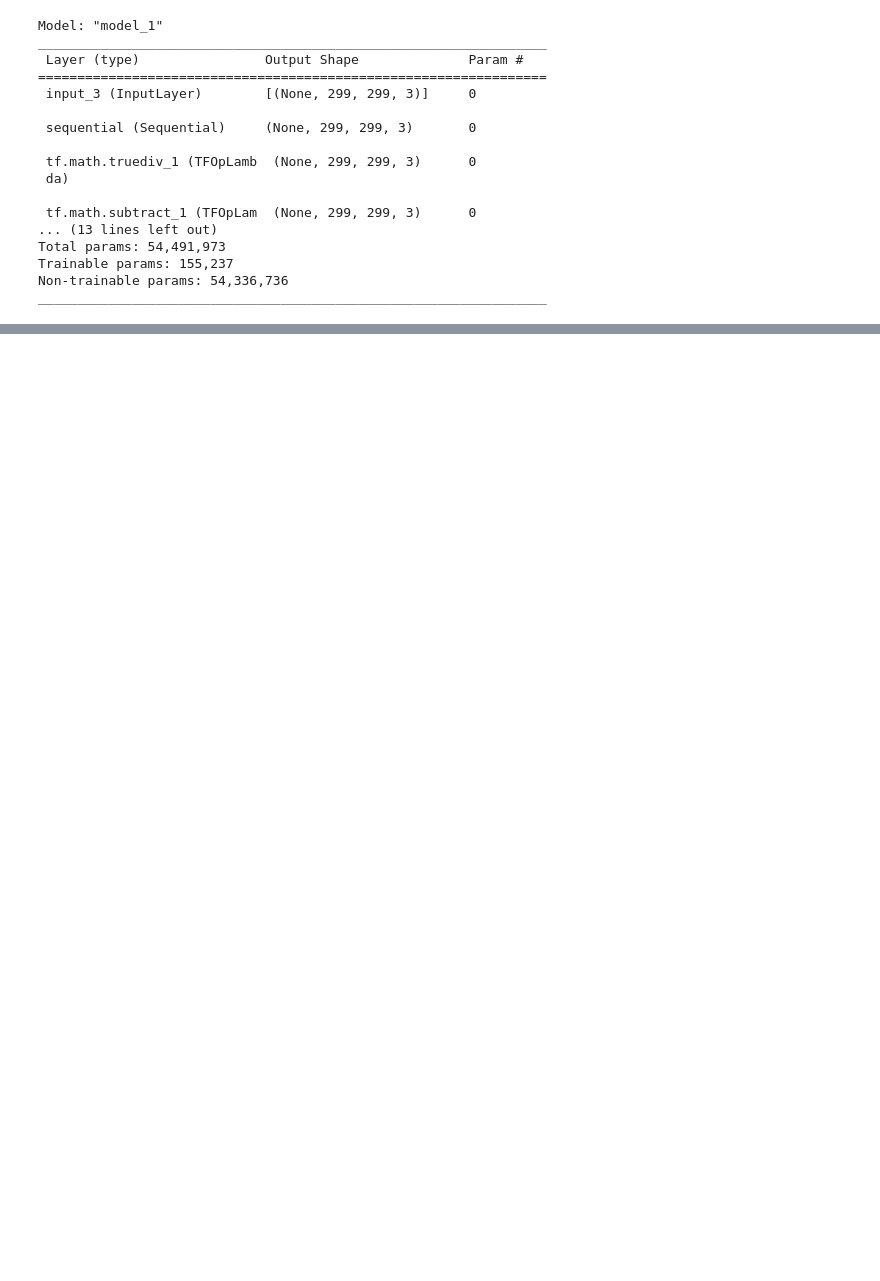
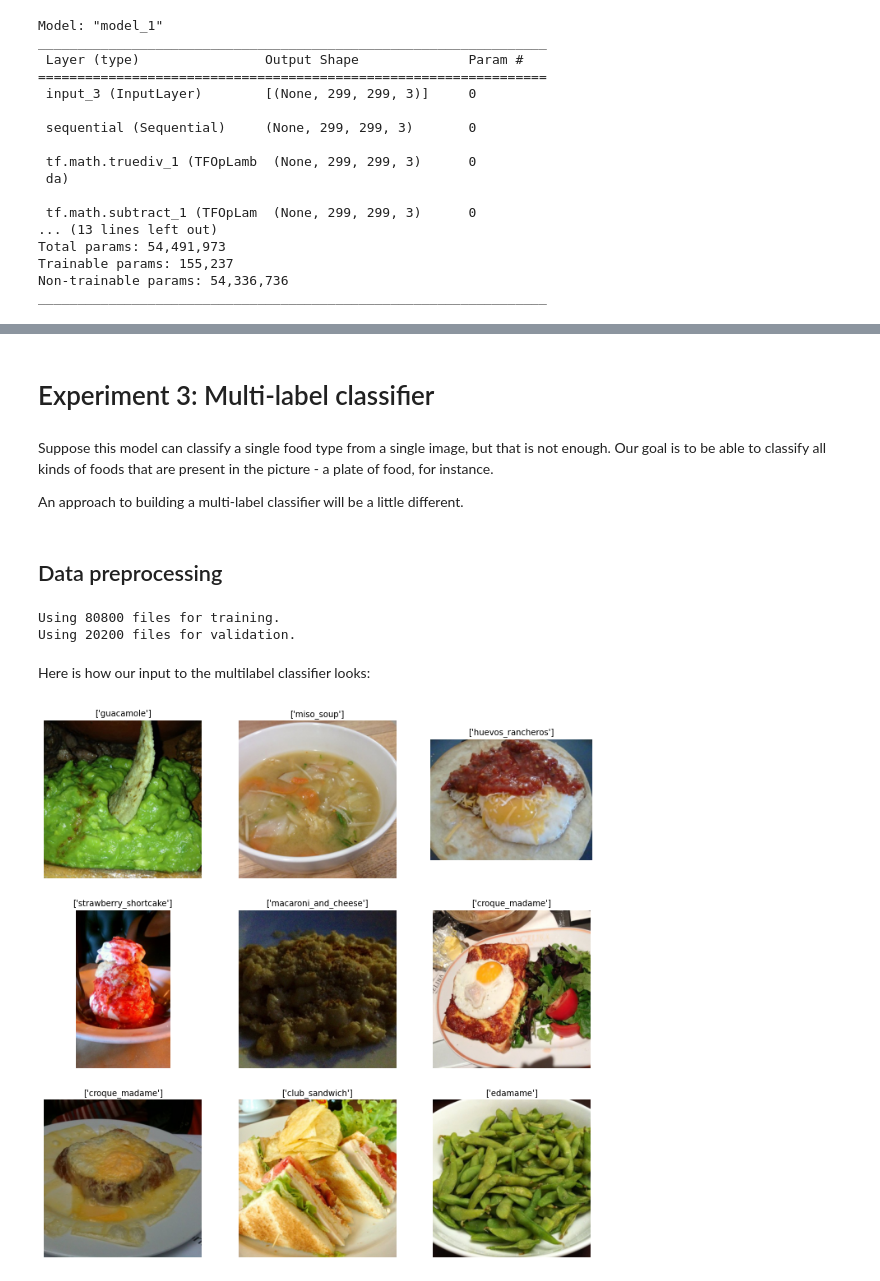
Before and after one commit to vlad-pbr/caloriephone, a Jupyter notebook: model/model.ipynb, the cells around one changed output, grey strips where cells are left out. Drawn from its saved outputs; the diff is of its cells as text; code cells hidden in the pictures; blank space fills up the shorter version.

```diff
--- a/model/model.ipynb
+++ b/model/model.ipynb
@@ -1079,0 +597,66 @@ KeyboardInterrupt:
+# %% [markdown]
+# Experiment 3: Multi-label classifier
+# %% [markdown]
+Suppose this model can classify a single food type from a single image, but that is not enough. Our goal is to be able to classify all kinds of foods that are present in the picture - a plate of food, for instance.
+
+An approach to building a multi-label classifier will be a little different.
+# %% [markdown]
+## Data preprocessing
+# %%
+# in this script, we are going to create X_train, X_val, y_train, y_val of data
+# where 'X' is paths to food images and 'y' is a list of just one item - its label (class)
+
+data_tuples = []
+
+# iterate food types
+for food_type in os.listdir(DATA_DIR):
+
+    food_type_path = os.path.join(DATA_DIR, food_type)
+
+    if (os.path.isdir(food_type_path)):
+
+        # iterate food images
+        for food_image_name in os.listdir(food_type_path):
+            data_tuples.append((os.path.join(food_type_path, food_image_name), [food_type]))
+
+# shuffle list for randomness
+random.shuffle(data_tuples)
+
+# split to train and validation
+split_index = int(len(data_tuples) * (1 - VALIDATION_SPLIT))
+train_tuples = data_tuples[:split_index]
+val_tuples = data_tuples[split_index:]
+
+print(f"Using {len(train_tuples)} files for training.")
+print(f"Using {len(val_tuples)} files for validation.")
+
+# unpack train and validation
+X_train, y_train = zip(*train_tuples)
+X_val, y_val = zip(*train_tuples)
+
+# cast to lists instead of tuples
+X_train = list(X_train)
+y_train = list(y_train)
+X_val = list(X_val)
+y_val = list(y_val)
+# %% [output]
+Using 80800 files for training.
+Using 20200 files for validation.
+# %% [markdown]
+Here is how our input to the multilabel classifier looks:
+# %%
+# prepare plot dimensions
+n_images = 9
+n_columns = 3
+n_rows = n_images // n_columns
+
+# display plot of images and their respective labels
+plt.figure(figsize=(12,4*n_rows))
+for i in range(n_rows * n_columns):
+
+    axis = plt.subplot(n_rows, n_columns, i+1)
+    plt.imshow(pil_image.open(X_train[i]))
+    plt.title(y_train[i], size=10)
+    plt.axis('off')
+# %% [output]
+[figure, added]
```
Also changed, not shown: parts of 55 cells of this notebook, 2 other files.
